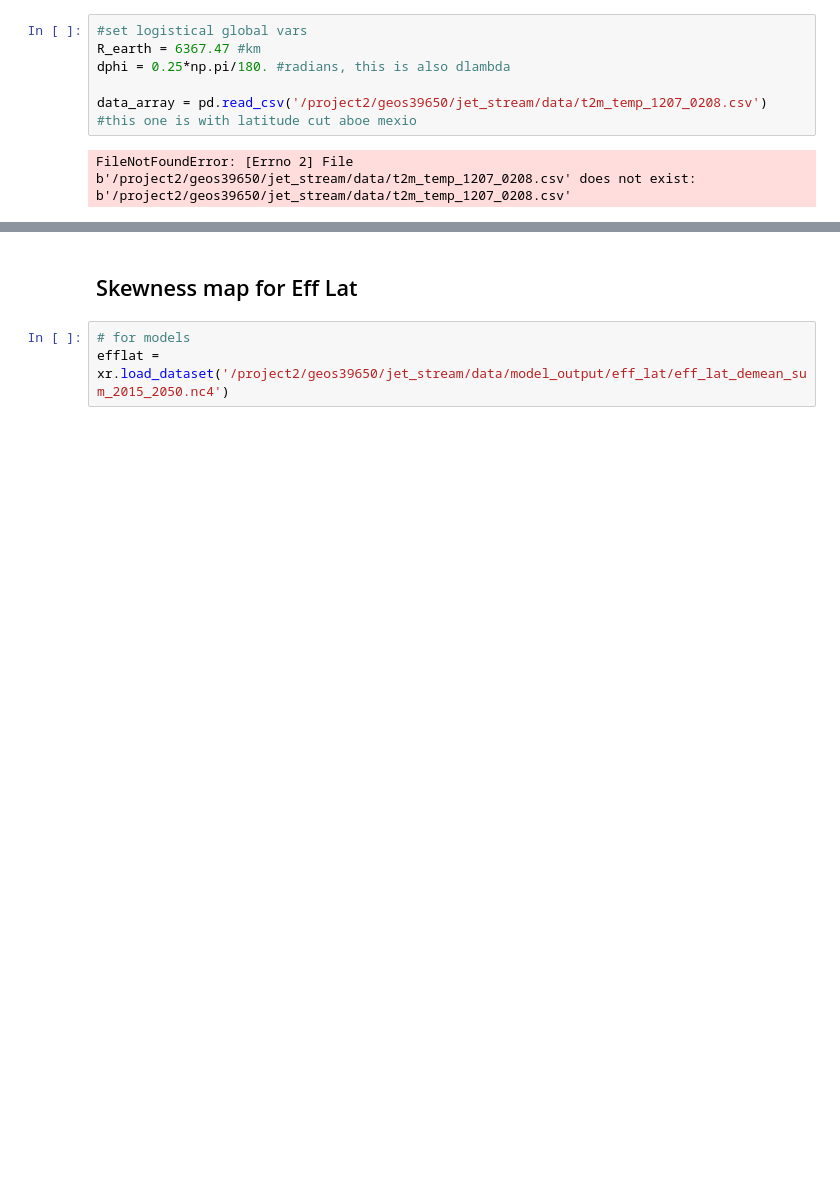
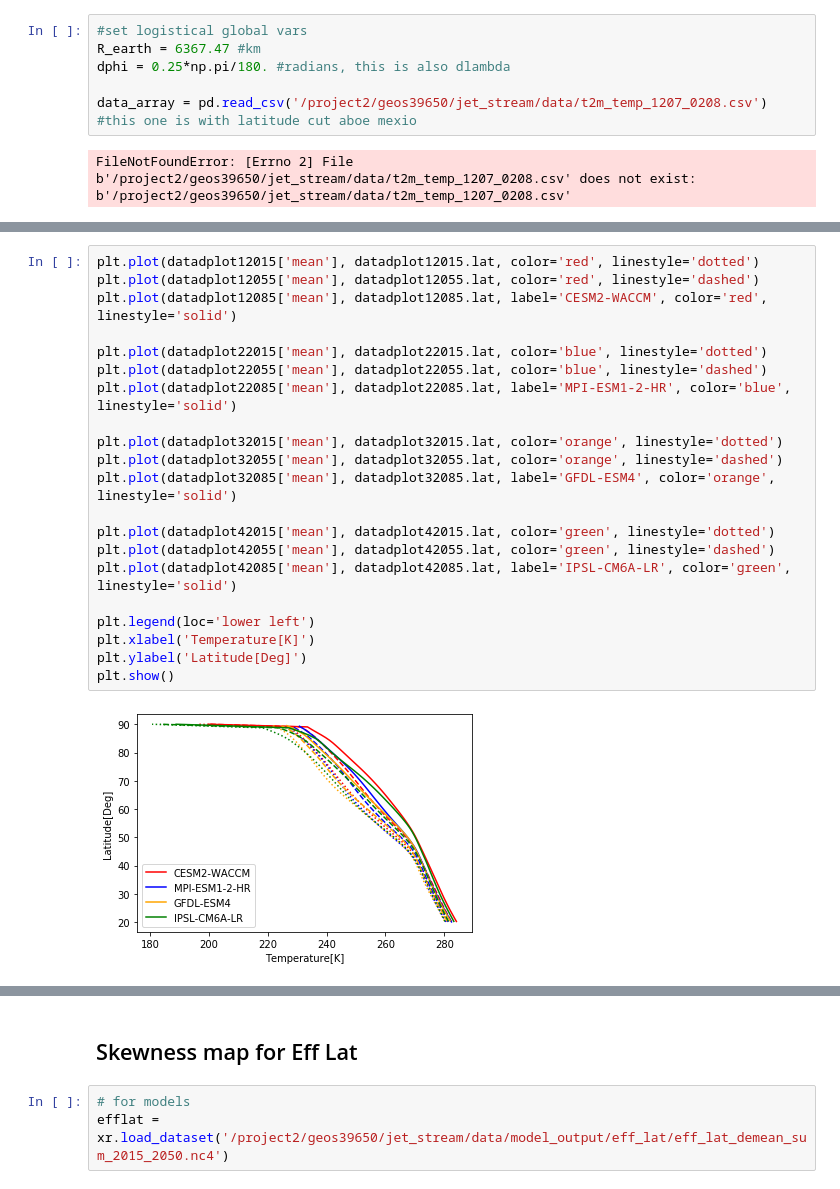
Before and after one commit to geosciences-data-practicum/reanalysis_getter, a Jupyter notebook: analysis/yuqi_amanda_copy.ipynb, the cells around one changed output, grey strips where cells are left out. Cells and saved outputs as stored; diff of their text form; blank space fills up the shorter version.

```diff
--- a/analysis/yuqi_amanda_copy.ipynb
+++ b/analysis/yuqi_amanda_copy.ipynb
@@ -20,0 +114,23 @@ FileNotFoundError: [Errno 2] File b'/project2/geos39650/jet_stream/data/t2m_temp
+# %%
+plt.plot(datadplot12015['mean'], datadplot12015.lat, color='red', linestyle='dotted')
+plt.plot(datadplot12055['mean'], datadplot12055.lat, color='red', linestyle='dashed')
+plt.plot(datadplot12085['mean'], datadplot12085.lat, label='CESM2-WACCM', color='red', linestyle='solid')
+
+plt.plot(datadplot22015['mean'], datadplot22015.lat, color='blue', linestyle='dotted')
+plt.plot(datadplot22055['mean'], datadplot22055.lat, color='blue', linestyle='dashed')
+plt.plot(datadplot22085['mean'], datadplot22085.lat, label='MPI-ESM1-2-HR', color='blue', linestyle='solid')
+
+plt.plot(datadplot32015['mean'], datadplot32015.lat, color='orange', linestyle='dotted')
+plt.plot(datadplot32055['mean'], datadplot32055.lat, color='orange', linestyle='dashed')
+plt.plot(datadplot32085['mean'], datadplot32085.lat, label='GFDL-ESM4', color='orange', linestyle='solid')
+
+plt.plot(datadplot42015['mean'], datadplot42015.lat, color='green', linestyle='dotted')
+plt.plot(datadplot42055['mean'], datadplot42055.lat, color='green', linestyle='dashed')
+plt.plot(datadplot42085['mean'], datadplot42085.lat, label='IPSL-CM6A-LR', color='green', linestyle='solid')
+
+plt.legend(loc='lower left')
+plt.xlabel('Temperature[K]')
+plt.ylabel('Latitude[Deg]')
+plt.show()
+# %% [output]
+[figure, added]
```
Also changed, not shown: parts of 31 cells of this notebook.
